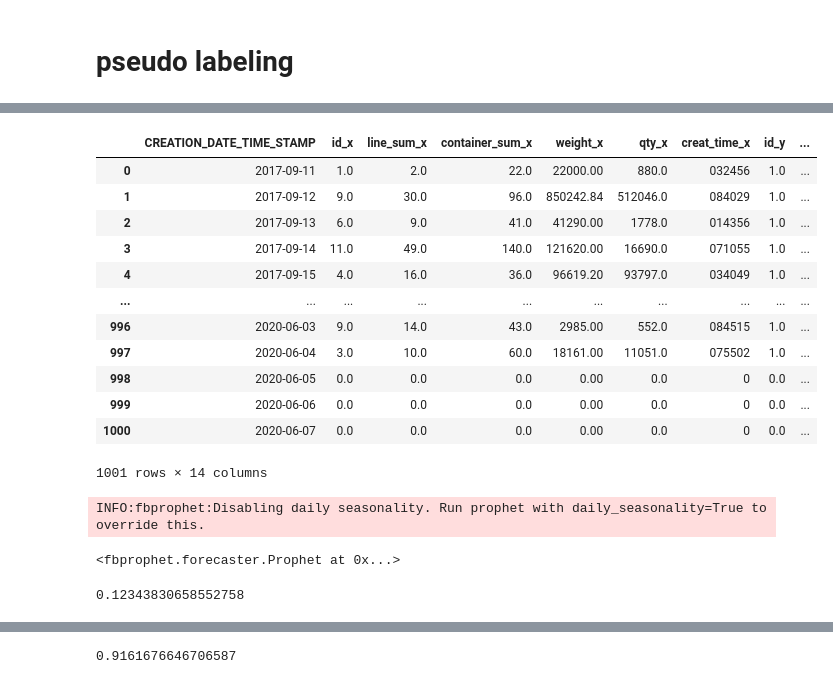
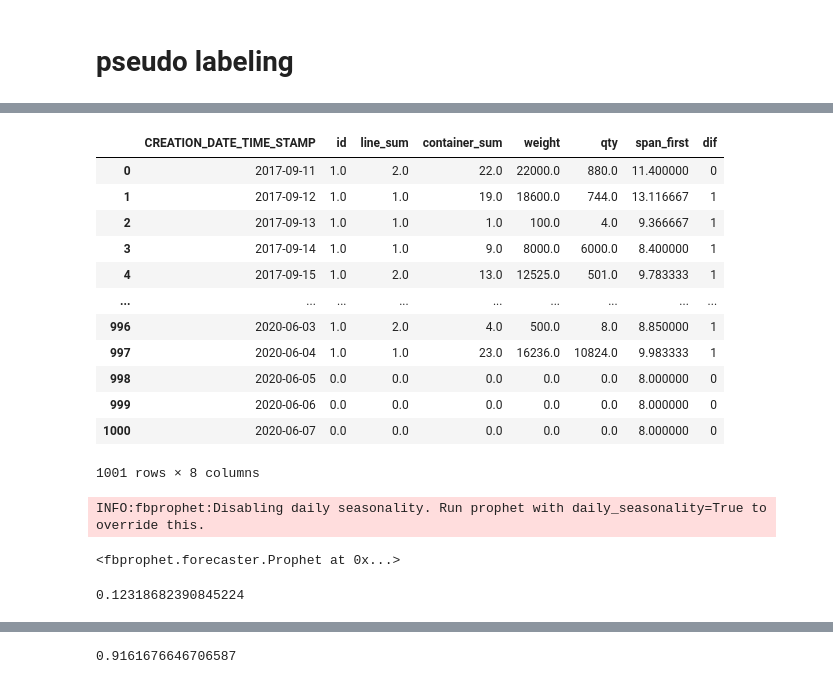
Before and after one commit to fyenne/play3_timeseries, a Jupyter notebook: hpi_out.ipynb, the cells around one changed output, grey strips where cells are left out. Drawn from its saved outputs; the diff is of its cells as text; code cells hidden in the pictures.

```diff
--- a/hpi_out.ipynb
+++ b/hpi_out.ipynb
@@ -216,0 +193,8 @@ x_train.shape[1]
+# %%
+# train_full = train_full_sktime
+train_full = train_full.asfreq('D')
+train_full = train_full.fillna(0)
+train_first = train_first.asfreq('D')
+train_first = train_first.fillna(0)
+train_full['CREATION_DATE_TIME_STAMP'] = train_full.index
+train_first['CREATION_DATE_TIME_STAMP'] = train_first.index;train_full
@@ -217,8 +216,10 @@ x_train.shape[1]
 # %%
-train_full['CREATION_DATE_TIME_STAMP'] = train_full.index
 # train_full
 train_full = train_full.reset_index(drop =True)
 train_first = train_first.reset_index(drop =True)
 
-train_full = train_full.merge(train_first, on = 'CREATION_DATE_TIME_STAMP', how = 'outer')
-train_full = train_full.fillna(0)
+train_fin = train_full.merge(train_first,
+    on = 'CREATION_DATE_TIME_STAMP',
+    how = 'outer',
+    suffixes = ['_full', '_first'])
+train_fin = train_fin.fillna(0);train_fin
@@ -241,3 +253,12 @@ train_full
+# %%
+train_first['span_first'] = train_first[
+    'creat_time'
+    ].str.slice(1,2).fillna(
+        0
+        ).astype(int, errors = 'ignore') + train_first['creat_time'].str.slice(2,4).fillna(
+            0
+            ).astype(int, errors = 'ignore')/60*1 + 8
+train_first = train_first.drop('creat_time', axis = 1)
 # %%
 from sktime.forecasting.model_selection import temporal_train_test_split
 from sklearn.metrics import mean_absolute_percentage_error
@@ -308,0 +319,6 @@ memory usage: 146.0+ KB
+# %%
+train_first['dif'] = train_first['qty'] - train_full['qty'] != 0
+train_first['dif'] = [1 if i == True else 0 for i in train_first['dif']]
+
+train_full['dif'] = train_first['qty'] - train_full['qty'] != 0
+train_full['dif'] = [1 if i == True else 0 for i in train_full['dif']]
@@ -312,23 +344,23 @@ train_full['diff'] = [1 if i == True else 0 for i in train_full['diff']]
 # %%
 # train_full = train_full.asfreq('D')
 # %%
-x = train_full
+x = train_first
 x_train, x_test = temporal_train_test_split(x)
 x_train
 # %% [output]
-|  | CREATION_DATE_TIME_STAMP | id_x | line_sum_x | container_sum_x | weight_x | qty_x | creat_time_x | id_y | ... |
-| 0 | 2017-09-11 | 1.0 | 2.0 | 22.0 | 22000.00 | 880.0 | 032456 | 1.0 | ... |
-| 1 | 2017-09-12 | 9.0 | 30.0 | 96.0 | 850242.84 | 512046.0 | 084029 | 1.0 | ... |
-| 2 | 2017-09-13 | 6.0 | 9.0 | 41.0 | 41290.00 | 1778.0 | 014356 | 1.0 | ... |
-| 3 | 2017-09-14 | 11.0 | 49.0 | 140.0 | 121620.00 | 16690.0 | 071055 | 1.0 | ... |
-| 4 | 2017-09-15 | 4.0 | 16.0 | 36.0 | 96619.20 | 93797.0 | 034049 | 1.0 | ... |
-| ... | ... | ... | ... | ... | ... | ... | ... | ... | ... |
-| 996 | 2020-06-03 | 9.0 | 14.0 | 43.0 | 2985.00 | 552.0 | 084515 | 1.0 | ... |
-| 997 | 2020-06-04 | 3.0 | 10.0 | 60.0 | 18161.00 | 11051.0 | 075502 | 1.0 | ... |
-| 998 | 2020-06-05 | 0.0 | 0.0 | 0.0 | 0.00 | 0.0 | 0 | 0.0 | ... |
-| 999 | 2020-06-06 | 0.0 | 0.0 | 0.0 | 0.00 | 0.0 | 0 | 0.0 | ... |
-| 1000 | 2020-06-07 | 0.0 | 0.0 | 0.0 | 0.00 | 0.0 | 0 | 0.0 | ... |
+|  | CREATION_DATE_TIME_STAMP | id | line_sum | container_sum | weight | qty | span_first | dif |
+| 0 | 2017-09-11 | 1.0 | 2.0 | 22.0 | 22000.0 | 880.0 | 11.400000 | 0 |
+| 1 | 2017-09-12 | 1.0 | 1.0 | 19.0 | 18600.0 | 744.0 | 13.116667 | 1 |
+| 2 | 2017-09-13 | 1.0 | 1.0 | 1.0 | 100.0 | 4.0 | 9.366667 | 1 |
+| 3 | 2017-09-14 | 1.0 | 1.0 | 9.0 | 8000.0 | 6000.0 | 8.400000 | 1 |
+| 4 | 2017-09-15 | 1.0 | 2.0 | 13.0 | 12525.0 | 501.0 | 9.783333 | 1 |
+| ... | ... | ... | ... | ... | ... | ... | ... | ... |
+| 996 | 2020-06-03 | 1.0 | 2.0 | 4.0 | 500.0 | 8.0 | 8.850000 | 1 |
+| 997 | 2020-06-04 | 1.0 | 1.0 | 23.0 | 16236.0 | 10824.0 | 9.983333 | 1 |
+| 998 | 2020-06-05 | 0.0 | 0.0 | 0.0 | 0.0 | 0.0 | 8.000000 | 0 |
+| 999 | 2020-06-06 | 0.0 | 0.0 | 0.0 | 0.0 | 0.0 | 8.000000 | 0 |
+| 1000 | 2020-06-07 | 0.0 | 0.0 | 0.0 | 0.0 | 0.0 | 8.000000 | 0 |
-1001 rows × 14 columns
+1001 rows × 8 columns
 # %%
 from fbprophet import Prophet
 df_lb = x_train
@@ -352,11 +384,12 @@ from sktime.performance_metrics.forecasting import  mean_absolute_percentage_err
 from sktime.performance_metrics.forecasting import mean_absolute_error
 from sklearn.metrics import accuracy_score
 
-x_test1 = x_test.drop(['creat_time_x','creat_time_y', 'qty_x'], axis =1 )
-x_test1 = x_test1.rename({'CREATION_DATE_TIME_STAMP' : 'ds', 'diff': 'y'}, axis = 1)
+# x_test1 = x_test.drop(['dif'], axis =1 )
+x_test1 = x_test.rename({'CREATION_DATE_TIME_STAMP' : 'ds', 'dif': 'y'}, axis = 1)
 
 # m.predict(x_test)
+forecast = m.predict(x_test1)
 mean_absolute_error(x_test1['y'], m.predict(x_test1)['yhat'])
 # fig = m.plot_components(m.predict(x_test))
 # %% [output]
-0.12343830658552758
+0.12318682390845224
```
Also changed, not shown: parts of 62 cells of this notebook, 1 other file.
